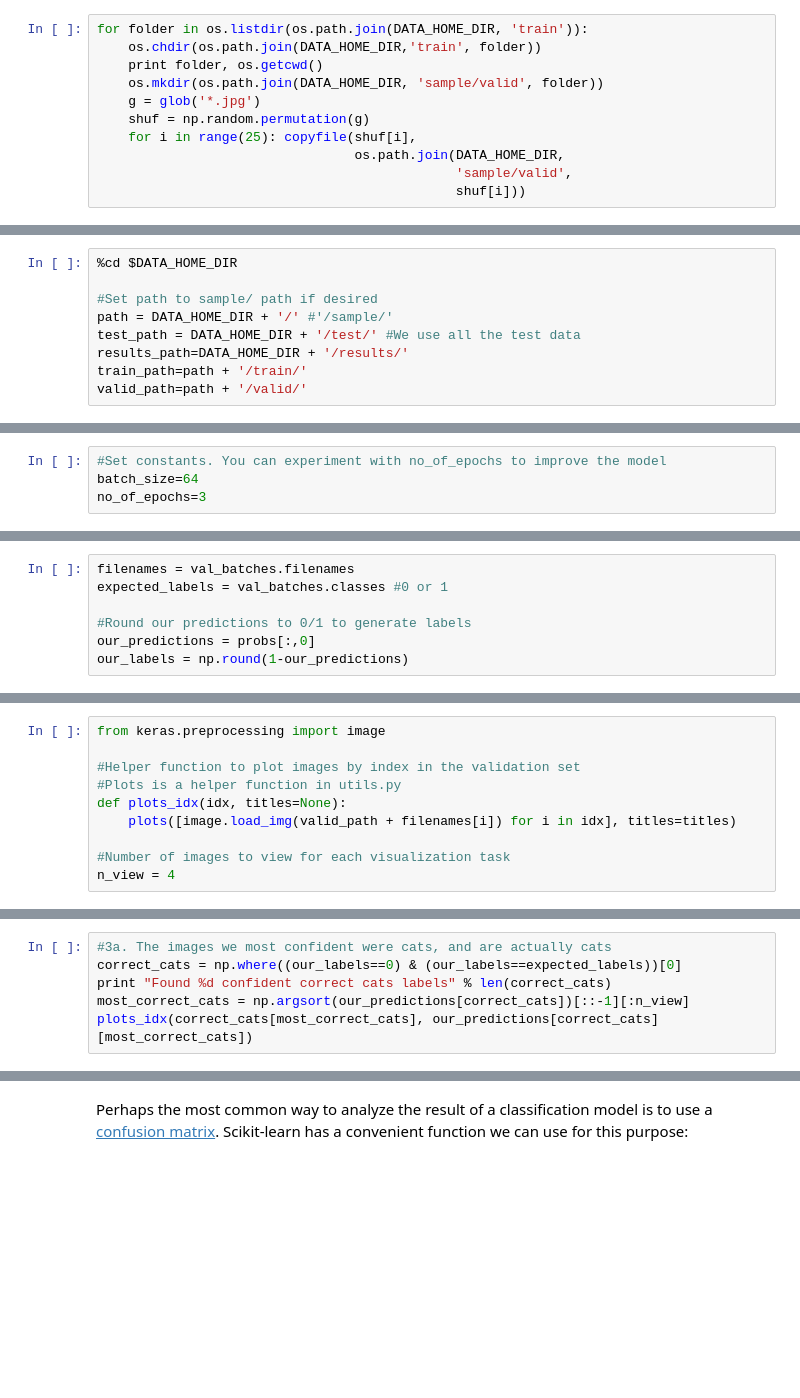
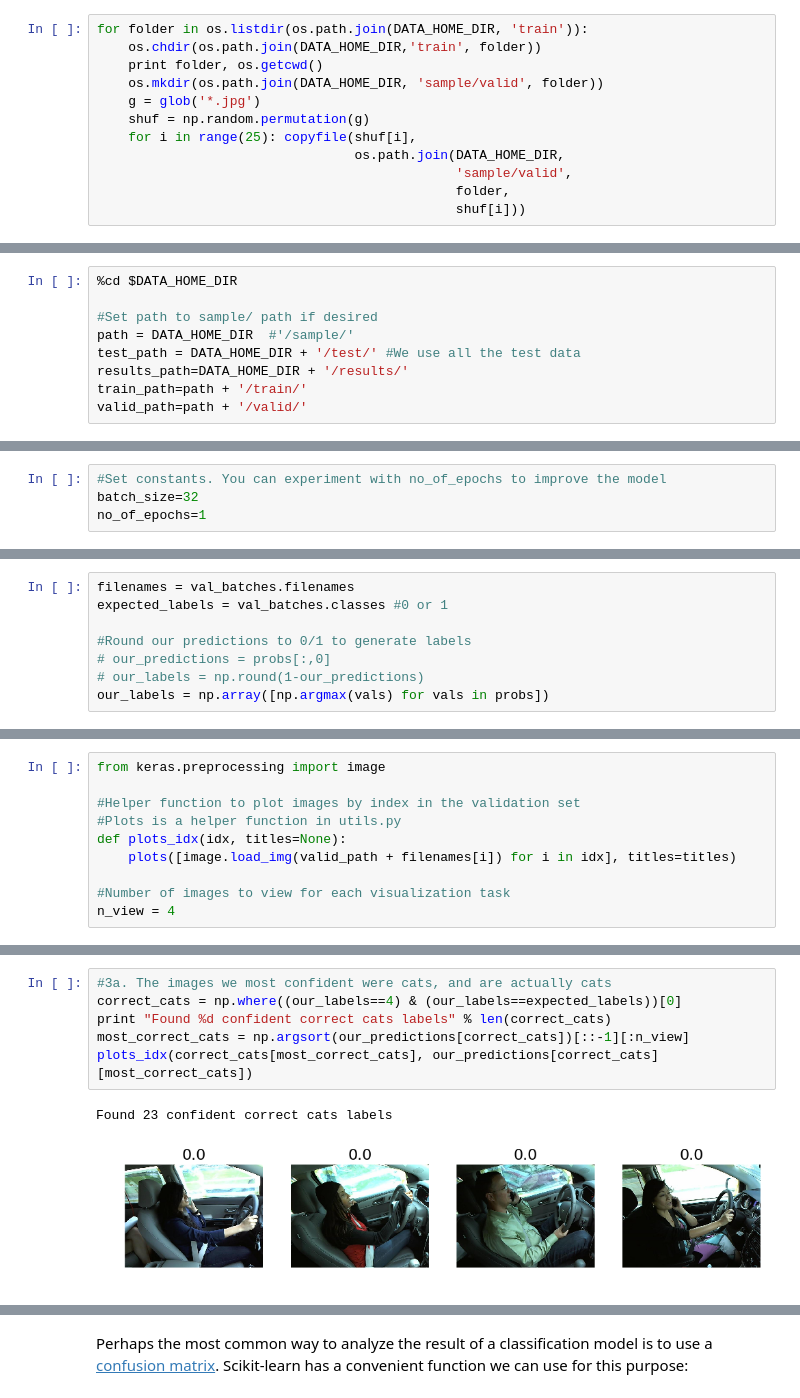
Before and after one commit to michael135/courses, a Jupyter notebook: deeplearning1/nbs/michael_dogs_cats_redux_statefarm.ipynb, the cells around one changed output, grey strips where cells are left out. Cells and saved outputs as stored; diff of their text form; blank space fills up the shorter version.

```diff
--- a/deeplearning1/nbs/michael_dogs_cats_redux_statefarm.ipynb
+++ b/deeplearning1/nbs/michael_dogs_cats_redux_statefarm.ipynb
@@ -126,6 +124,7 @@ for folder in os.listdir(os.path.join(DATA_HOME_DIR, 'train')):
     for i in range(25): copyfile(shuf[i],
                                  os.path.join(DATA_HOME_DIR,
                                               'sample/valid',
+                                              folder,
                                               shuf[i]))
 # %% [output]
 c7 /home/ubuntu/data/statefarm/train/c7
@@ -153,7 +152,7 @@ mv: cannot stat '*.jpg': No such file or directory
 %cd $DATA_HOME_DIR
 
 #Set path to sample/ path if desired
-path = DATA_HOME_DIR + '/' #'/sample/'
+path = DATA_HOME_DIR  #'/sample/'
 test_path = DATA_HOME_DIR + '/test/' #We use all the test data
 results_path=DATA_HOME_DIR + '/results/'
 train_path=path + '/train/'
@@ -163,8 +164,8 @@ valid_path=path + '/valid/'
 vgg = Vgg16()
 # %%
 #Set constants. You can experiment with no_of_epochs to improve the model
-batch_size=64
-no_of_epochs=3
+batch_size=32
+no_of_epochs=1
 # %%
 #Finetune the model
 batches = vgg.get_batches(train_path, batch_size=batch_size)
@@ -231,5 +260,6 @@ filenames = val_batches.filenames
 expected_labels = val_batches.classes #0 or 1
 
 #Round our predictions to 0/1 to generate labels
-our_predictions = probs[:,0]
-our_labels = np.round(1-our_predictions)
+# our_predictions = probs[:,0]
+# our_labels = np.round(1-our_predictions)
+our_labels = np.array([np.argmax(vals) for vals in probs])
@@ -258,8 +306,11 @@ plots_idx(idx, our_predictions[idx])
 # %%
 #3a. The images we most confident were cats, and are actually cats
-correct_cats = np.where((our_labels==0) & (our_labels==expected_labels))[0]
+correct_cats = np.where((our_labels==4) & (our_labels==expected_labels))[0]
 print "Found %d confident correct cats labels" % len(correct_cats)
 most_correct_cats = np.argsort(our_predictions[correct_cats])[::-1][:n_view]
 plots_idx(correct_cats[most_correct_cats], our_predictions[correct_cats][most_correct_cats])
+# %% [output]
+Found 23 confident correct cats labels
+[figure, added]
 # %%
 #3b. The images we most confident were dogs, and are actually dogs
```
Also changed, not shown: parts of 32 cells of this notebook, 1 other file.
